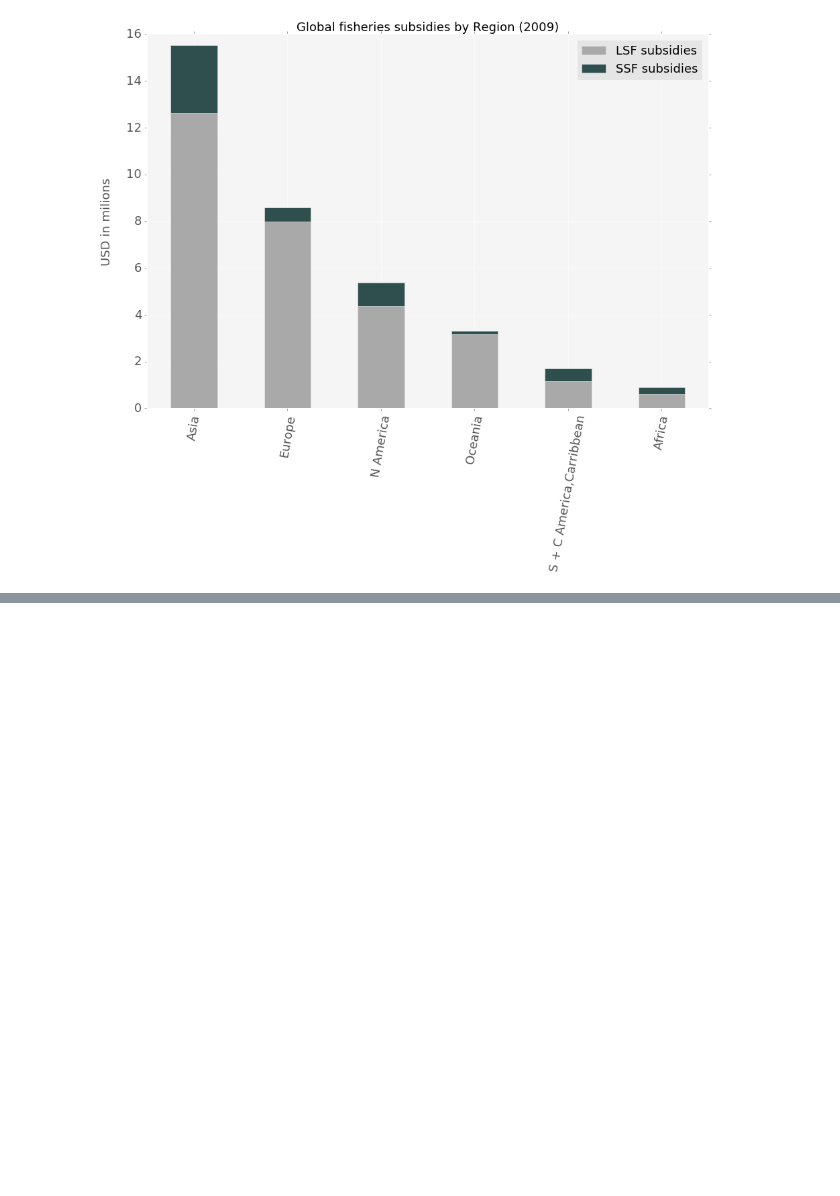
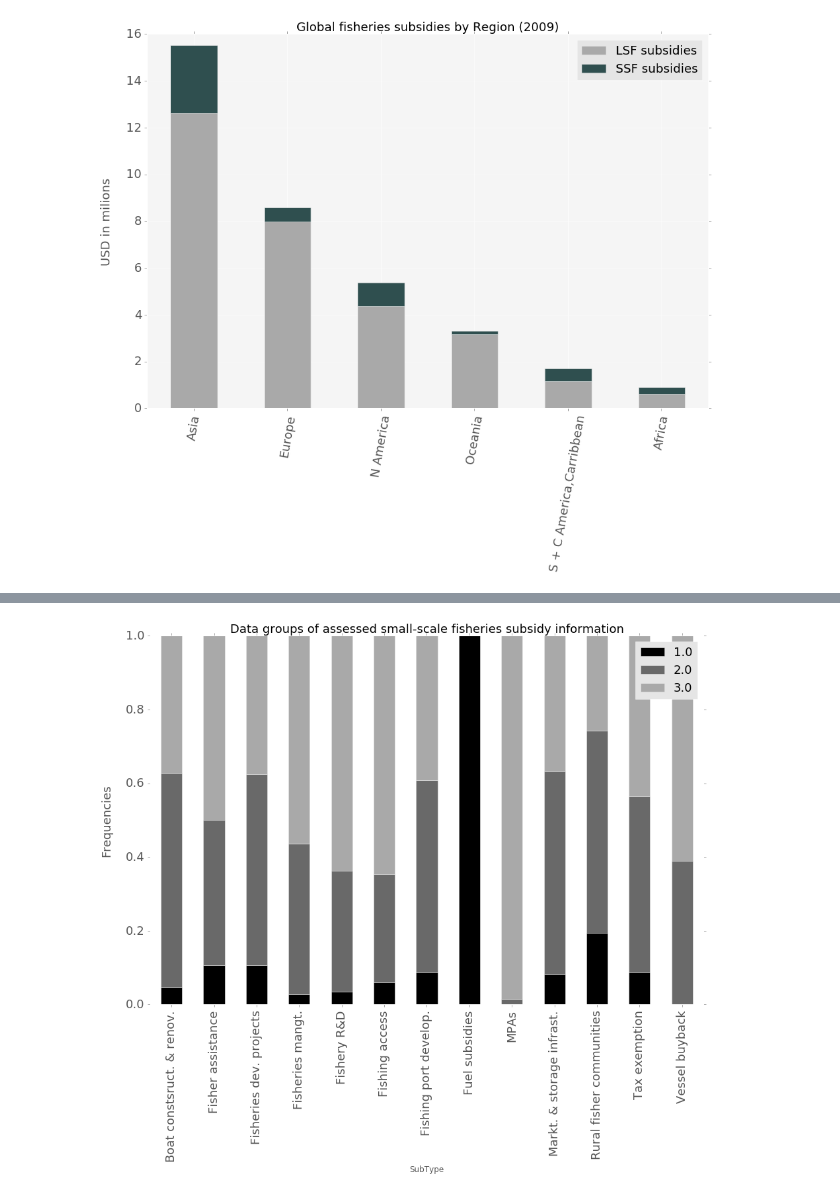
Before and after one commit to annaschu/subsidies, a Jupyter notebook: SSF subsidies capped.ipynb, the cells around one changed output, grey strips where cells are left out. Cells and saved outputs as stored; diff of their text form; code cells hidden in the pictures; blank space fills up the shorter version.

Commit message:
wip make graphs of data groups, adjust csv file of SSF_subsidies to include data group 1 for all fuel subsidies, change data-group dataframe into data_group_percentages to not only look at frequencies

```diff
--- a/SSF subsidies capped.ipynb
+++ b/SSF subsidies capped.ipynb
@@ -787,0 +828,3 @@ print Data_group.columns.values
+# %%
+Data_group_percentages = pd.crosstab(SSF_subsidies.SubType, SSF_subsidies.Data_group).apply(lambda r: r/r.sum(), axis=1)
+Data_group_percentages
@@ -787,0 +847,13 @@ print Data_group.columns.values
+# %%
+ax = Data_group_percentages.plot(kind='bar', figsize=(15,10), stacked = True, fontsize=18, color=["black","dimgray", "darkgray"])
+ax.set_title("Data groups of assessed small-scale fisheries subsidy information", fontsize=18)
+ax.set_ylabel("Frequencies",fontsize=18)
+ax.yaxis.labelpad = 20
+ax.set_axis_bgcolor('w')
+plt.legend(loc=1,fontsize=18)
+
+plt.savefig('Data_groups_percentages.svg', dpi=400, bbox_inches='tight')
+plt.savefig('Data_groups_percentages.pdf', dpi=400, bbox_inches='tight')
+plt.show()
+# %% [output]
+[figure, added]
```
Also changed, not shown: parts of 20 cells of this notebook, 14 other files.
